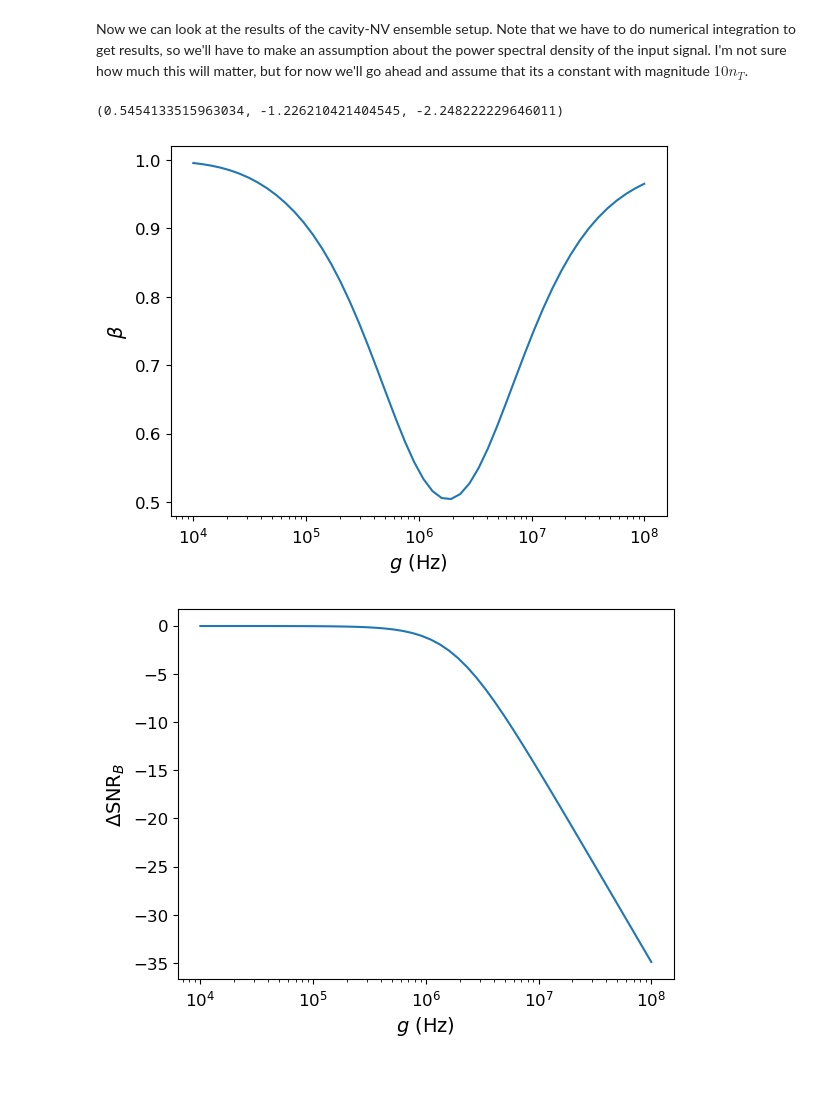
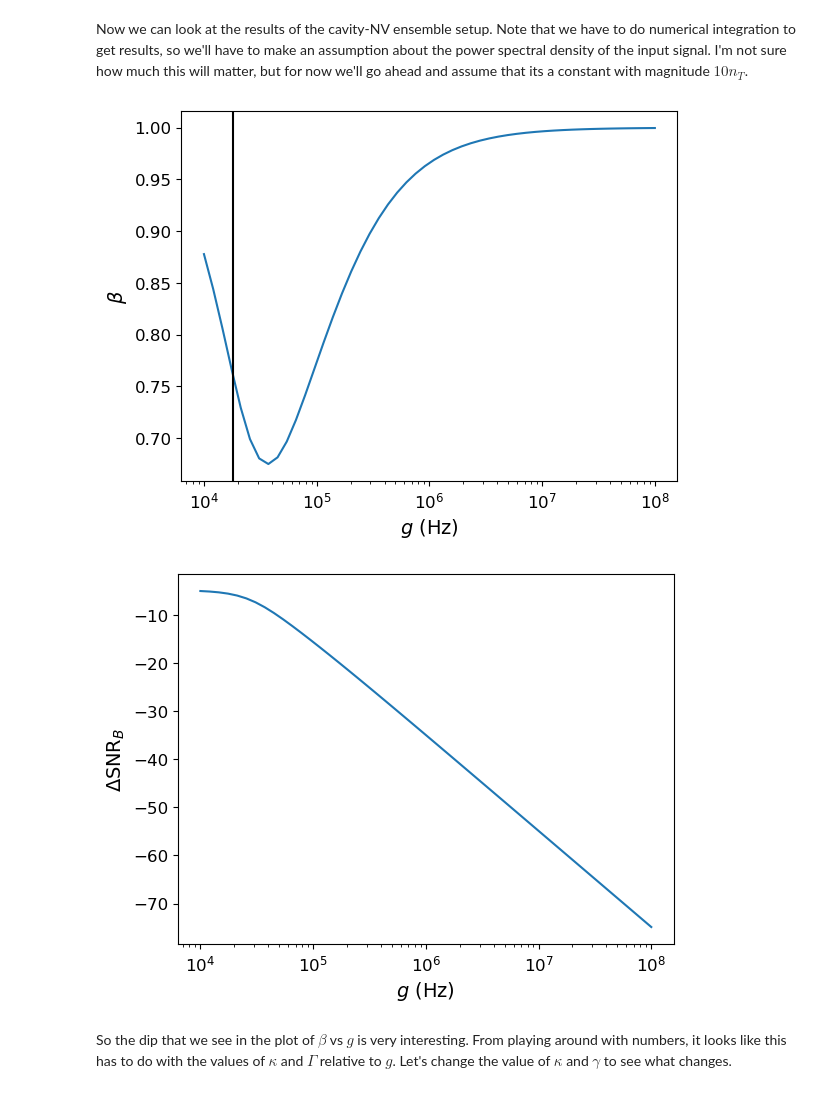
Before and after one commit to jleamer/mode_cooling, a Jupyter notebook: attenuation_comparison.ipynb, the cells around one changed output. Cells and saved outputs as stored; diff of their text form; code cells hidden in the pictures.

```diff
--- a/attenuation_comparison.ipynb
+++ b/attenuation_comparison.ipynb
@@ -41,7 +41,7 @@ def resistor_noise(R, T, dw):
     k_B = 1.38e-23
     return np.sqrt(4 * k_B * T * R * dw)
 # %%
-def output_noise(ω, κ, γ, Γ, r, g, nT, nc):
+def output_noise(ω, κ, γ, Γ, r, g, na, nb, ne, nc):
     """
     function for calculating the number noise photons in the output port of the cavity-NV ensemble setup
     :param ω:         the frequency range over which the integration is performed
@@ -55,8 +55,8 @@ def output_noise(ω, κ, γ, Γ, r, g, nT, nc):
     :return:          the number of noise photons in the output port
     """
     # Define the numerator in parts
-    num_a = (r ** 2 / 4 + ω ** 2) * (κ + γ) * Γ * nT + Γ * r * g ** 2 * nc
-    num_b = np.abs(((Γ - κ - γ) / 2 + 1j * ω) * (r / 2 - 1j * ω) - g ** 2) ** 2 * nT
+    num_a = (r ** 2 / 4 + ω ** 2) * (κ * Γ * na + γ * Γ * nb)+ Γ * r * g ** 2 * nc
+    num_b = np.abs(((Γ - κ - γ) / 2 + 1j * ω) * (r / 2 - 1j * ω) - g ** 2) ** 2 * ne
     num = num_a + num_b
 
     # Define the denominator
@@ -116,10 +116,8 @@ Now we can look at the results of the cavity-NV ensemble setup.  Note that we ha
 ωc = 2 * np.pi * 2.87e9
 Q = 1e6
 γ = ωc / Q
-κ = 100*γ
+κ = γ
 Γ = κ
-g = 1e6
-r = 2 * g
 
 nT = temp_from_photons(ωc, T)
 P = 0.8
@@ -146,5 +127,0 @@ SNR_B = 10*np.log10(signal / noise)
-# %%
-# Print
-β, ΔSNR_B, ΔSNR_B / β
-# %% [output]
-(0.5454133515963034, -1.226210421404545, -2.248222229646011)
@@ -154,21 +136,25 @@ g = np.logspace(4, 8)
 gm, ωm = np.meshgrid(g, ω)
 
 signal = output_signal(ωm, κ, γ, Γ, 2*gm, gm, 10*nT)
-noise = output_noise(ωm, κ, γ, Γ, 2*gm, gm, nT, nc)
+noise = output_noise(ωm, κ, γ, Γ, 2*gm, gm, nT, nT, nT, nc)
 SNR_B = 10*np.log10(signal / noise)
 ΔSNR_B =  SNR_B - SNR_B_base
 β = noise / noise_base
 # %%
+plt.figure(1)
 plt.plot(g, β)
 plt.xlabel("$g$ (Hz)")
 plt.ylabel("$\\beta$")
+plt.axvline(x=κ, color='k')
 plt.xscale('log')
+
+plt.figure(2)
+plt.plot(g, ΔSNR_B)
+plt.xlabel("$g$ (Hz)")
+plt.ylabel("$\\Delta\\mathrm{SNR}_B$")
+plt.xscale('log')
 # %% [output]
-[figure, old version]
+[figure, new version]
+[figure, added]
-# %%
-plt.plot(g, ΔSNR_B)
-plt.xlabel("$g$ (Hz)")
-plt.ylabel("$\\Delta\\mathrm{SNR}_B$")
-plt.xscale('log')
-# %% [output]
-[figure, removed]
+# %% [markdown]
+So the dip that we see in the plot of $\beta$ vs $g$ is very interesting.  From playing around with numbers, it looks like this has to do with the values of $\kappa$ and $\Gamma$ relative to $g$.  Let's change the value of $\kappa$ and $\gamma$ to see what changes.
```
Also changed, not shown: parts of 18 cells of this notebook, 6 other files.
